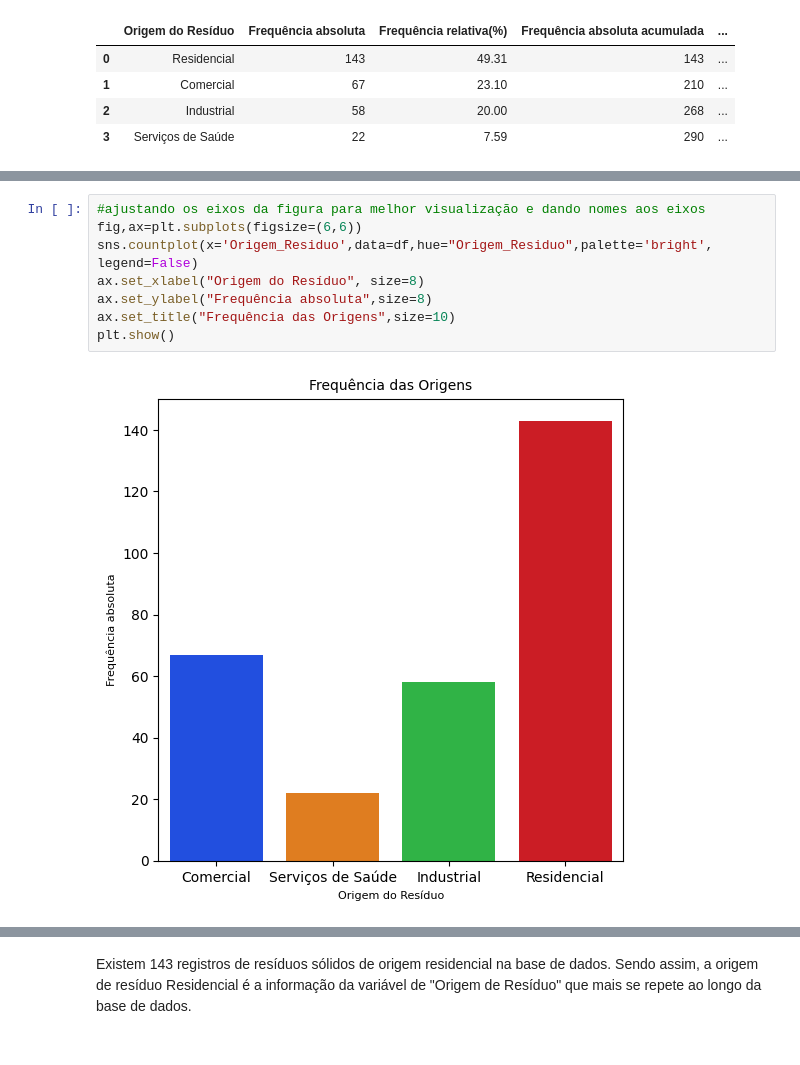
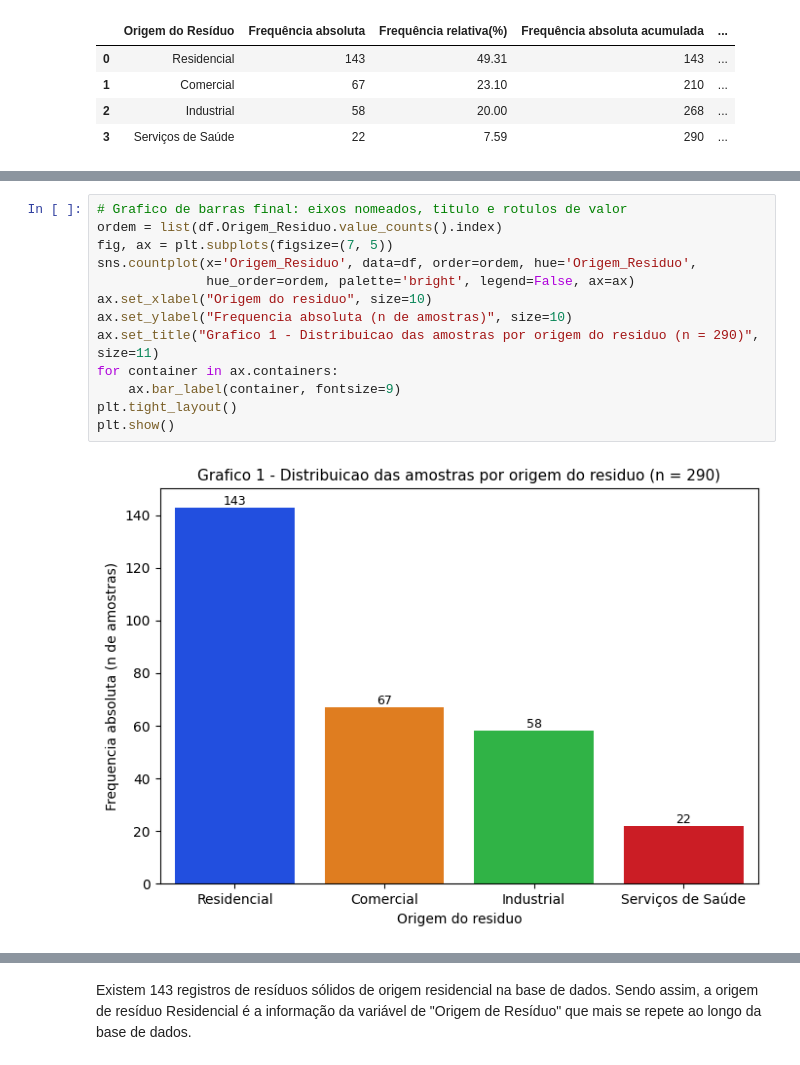
Before and after one commit to gobstech/Solid_Waste_Data_Analysis_Study, a Jupyter notebook: src/quali_var1.ipynb, the cells around one changed output, grey strips where cells are left out. Cells and saved outputs as stored; diff of their text form.

Commit message:
Add files via upload
Corrige pd.value_counts obsoleto, adiciona frequências acumuladas e títulos nos gráficos.

```diff
--- a/src/quali_var1.ipynb
+++ b/src/quali_var1.ipynb
@@ -109,10 +113,15 @@ plt.show()
 # %%
-#ajustando os eixos da figura para melhor visualização e dando nomes aos eixos
-fig,ax=plt.subplots(figsize=(6,6))
-sns.countplot(x='Origem_Residuo',data=df,hue="Origem_Residuo",palette='bright', legend=False)
-ax.set_xlabel("Origem do Resíduo", size=8)
-ax.set_ylabel("Frequência absoluta",size=8)
-ax.set_title("Frequência das Origens",size=10)
+# Grafico de barras final: eixos nomeados, titulo e rotulos de valor
+ordem = list(df.Origem_Residuo.value_counts().index)
+fig, ax = plt.subplots(figsize=(7, 5))
+sns.countplot(x='Origem_Residuo', data=df, order=ordem, hue='Origem_Residuo',
+              hue_order=ordem, palette='bright', legend=False, ax=ax)
+ax.set_xlabel("Origem do residuo", size=10)
+ax.set_ylabel("Frequencia absoluta (n de amostras)", size=10)
+ax.set_title("Grafico 1 - Distribuicao das amostras por origem do residuo (n = 290)", size=11)
+for container in ax.containers:
+    ax.bar_label(container, fontsize=9)
+plt.tight_layout()
 plt.show()
 # %% [output]
-[figure, old version]
+[figure, new version]
```
Also changed, not shown: parts of 8 cells of this notebook, 2 other files.
